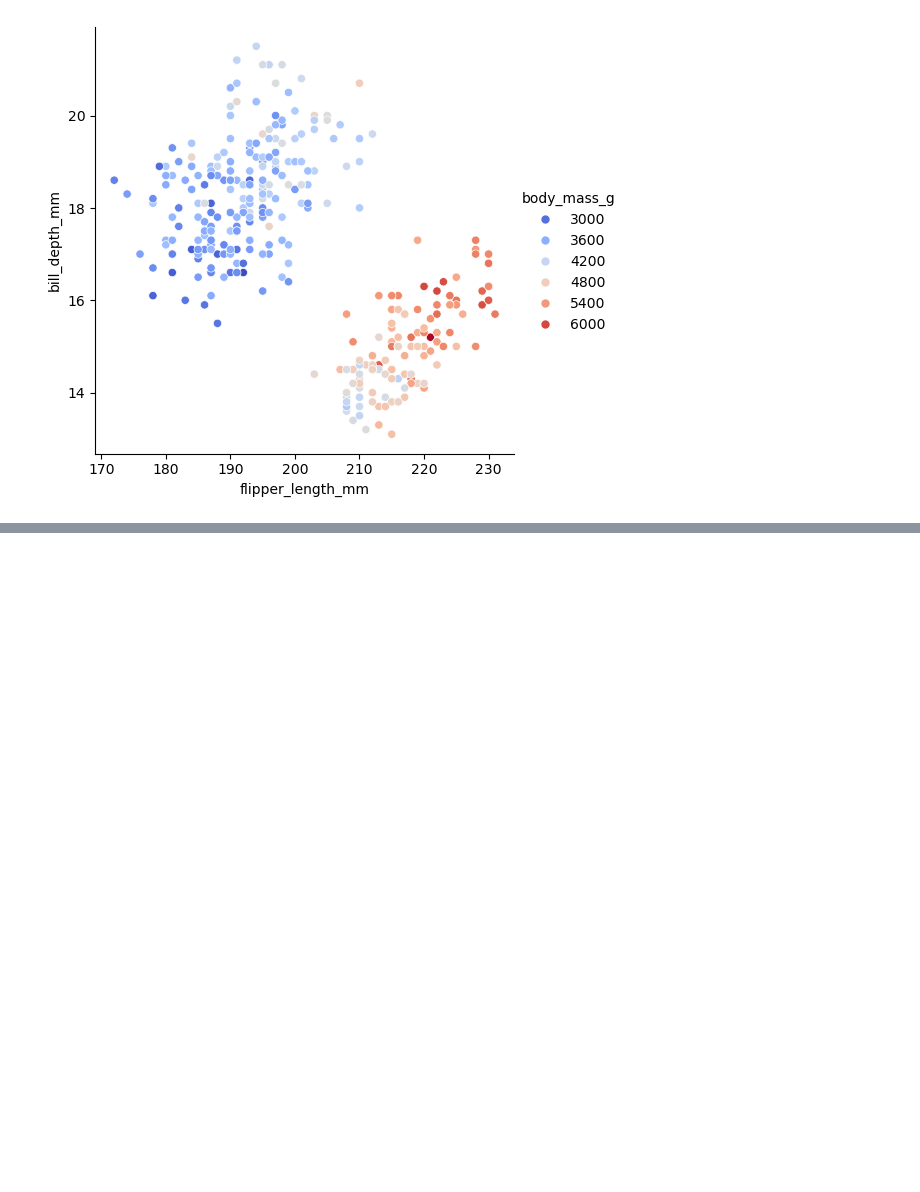
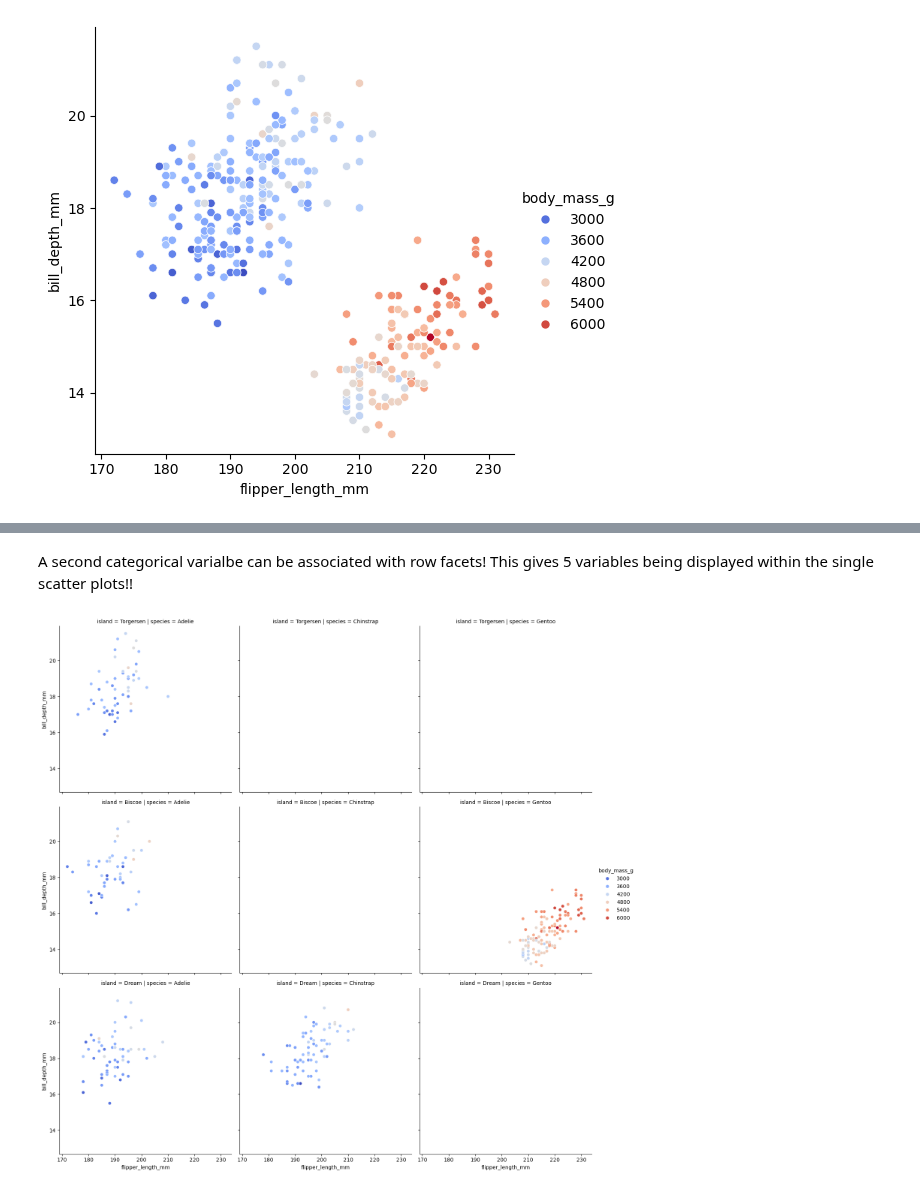
Before and after one commit to johnskpaulxqe/data-science, a Jupyter notebook: courses/CMPINF2100/publish/compinf2100_project/week_08/week_08_review_scatter_plots.ipynb, the cells around one changed output, grey strips where cells are left out. Drawn from its saved outputs; the diff is of its cells as text; code cells hidden in the pictures; blank space fills up the shorter version.

```diff
--- a/courses/CMPINF2100/publish/compinf2100_project/week_08/week_08_review_scatter_plots.ipynb
+++ b/courses/CMPINF2100/publish/compinf2100_project/week_08/week_08_review_scatter_plots.ipynb
@@ -175,0 +185,9 @@ plt.show()
+# %% [markdown]
+A second categorical varialbe can be associated with row facets! This gives 5 variables being displayed within the single scatter plots!!
+# %%
+sns.relplot(data = penguins, x='flipper_length_mm', y='bill_depth_mm', hue='body_mass_g',
+            col='species', row='island',
+            palette='coolwarm')
+plt.show()
+# %% [output]
+[figure, added]
```
Also changed, not shown: parts of 4 cells of this notebook.
